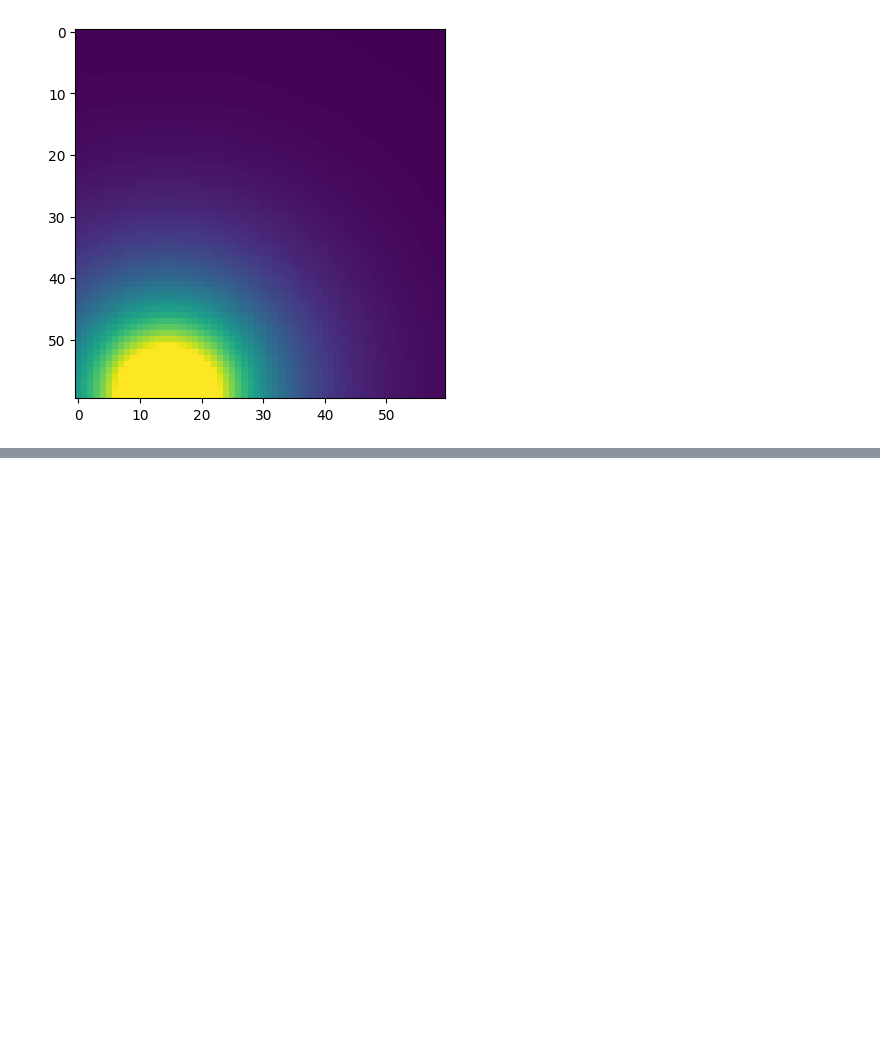
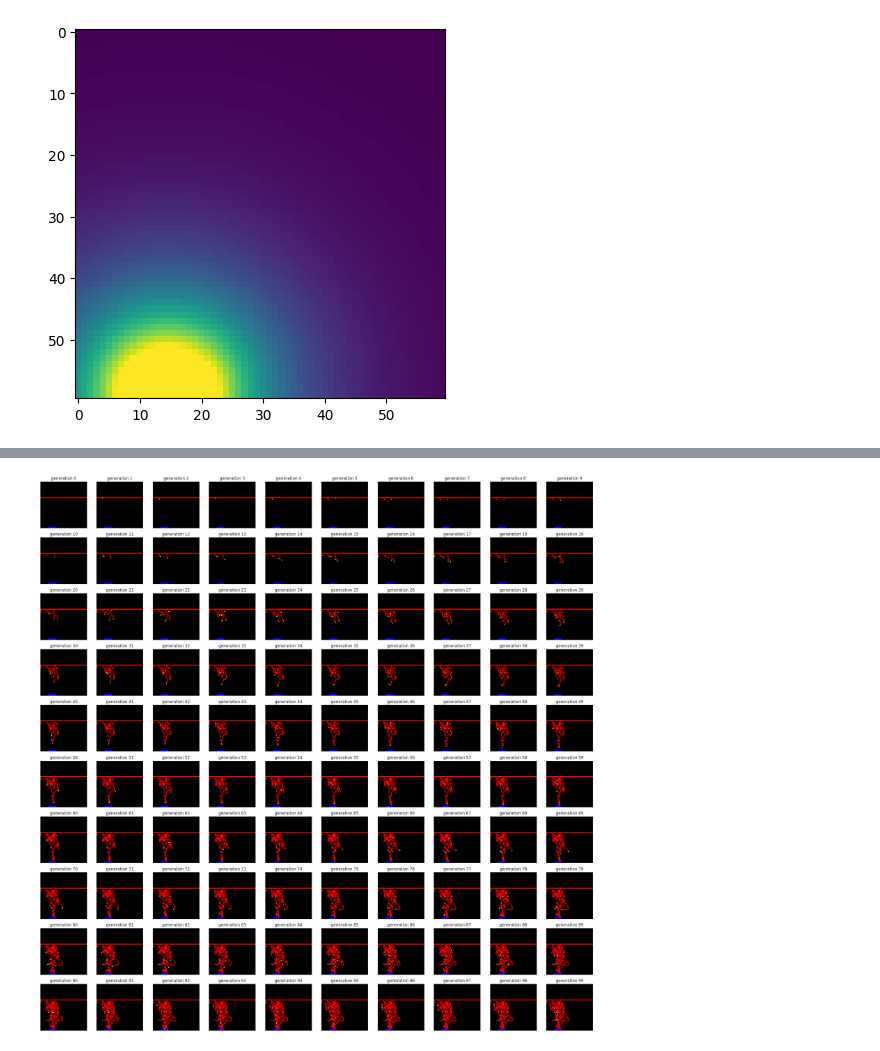
Before and after one commit to raysinm/ca-angiogenesis, a Jupyter notebook: map_playground.ipynb, the cells around one changed output, grey strips where cells are left out. Drawn from its saved outputs; the diff is of its cells as text; code cells hidden in the pictures; blank space fills up the shorter version.

```diff
--- a/map_playground.ipynb
+++ b/map_playground.ipynb
@@ -66,0 +123,4 @@ engine3.visualize()
+# %%
+engine3.visualize()
+# %% [output]
+[figure, added]
```
Also changed, not shown: parts of 6 cells of this notebook, 4 other files.
